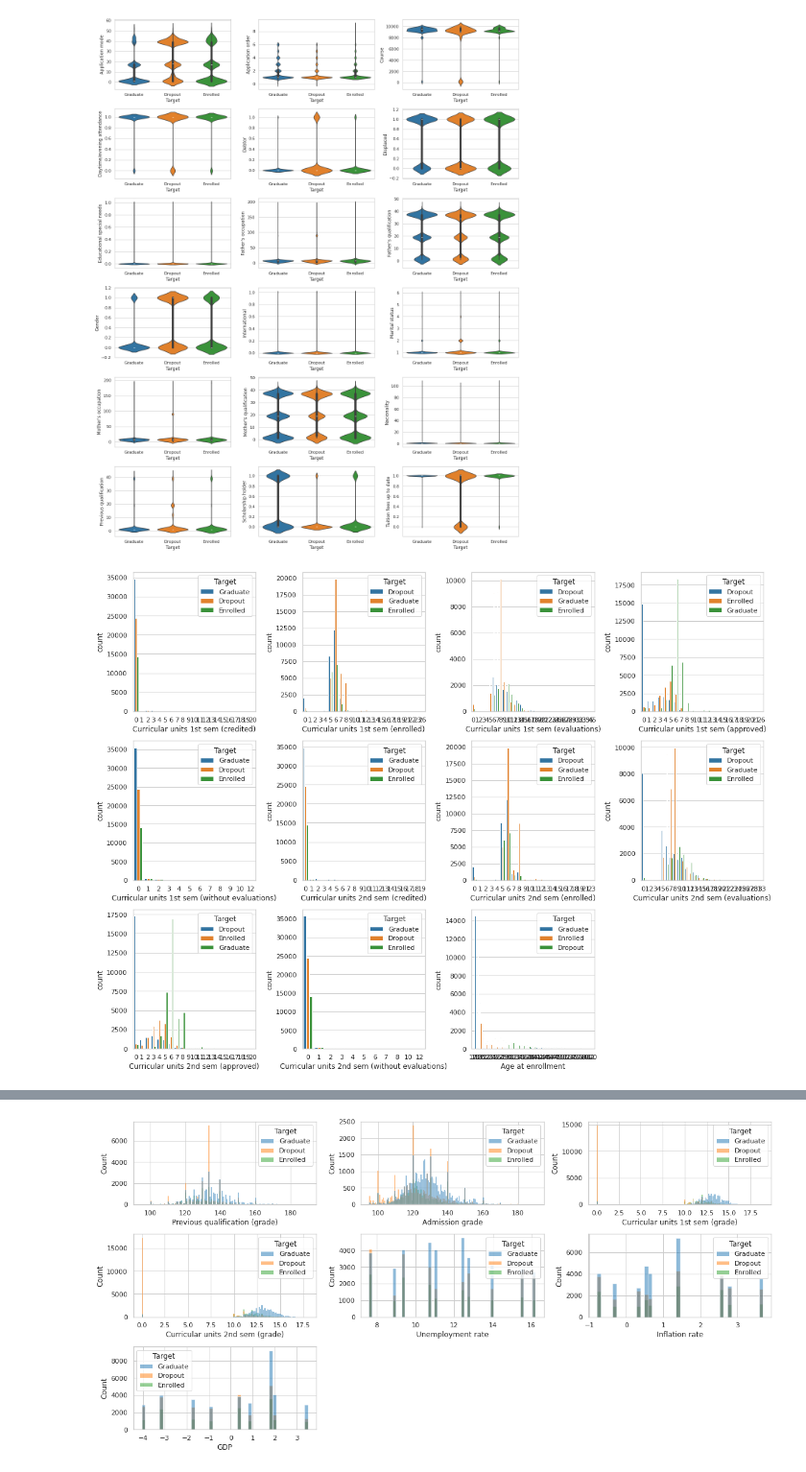
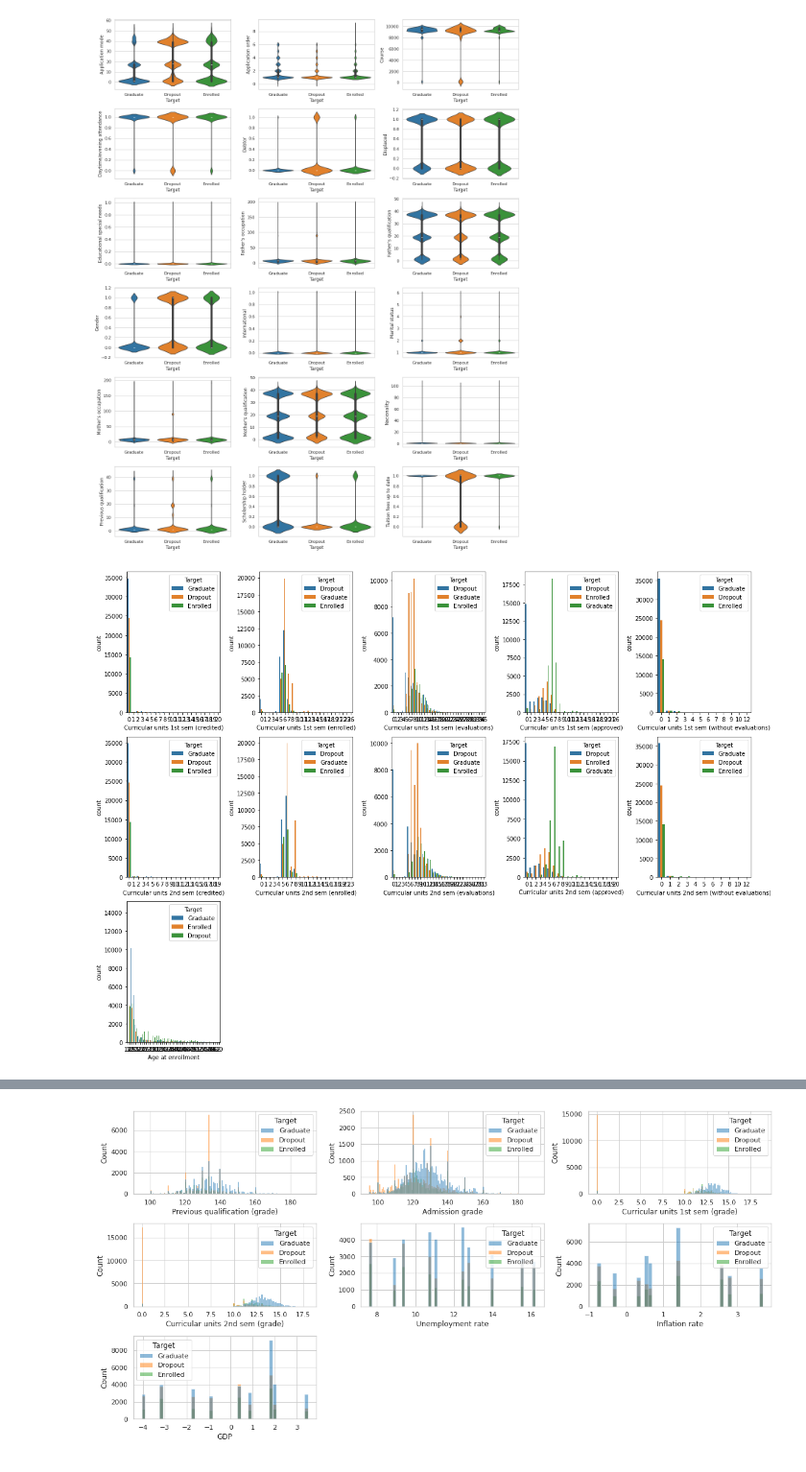
Before and after one commit to Sihan0229/XJTU-ELEC427304-homeworBDk, a Jupyter notebook: kaggle_graduate_prediect/predict.ipynb, the cells around one changed output, grey strips where cells are left out. Shown at 96% size. Cells and saved outputs as stored; diff of their text form; code cells hidden in the pictures.

```diff
--- a/kaggle_graduate_prediect/predict.ipynb
+++ b/kaggle_graduate_prediect/predict.ipynb
@@ -175,12 +175,12 @@ plt.show()
 # %%
 plt.figure(figsize=(16, 12))
 for i, col in enumerate(discrete_features):
-    plt.subplot(3, 4, i+1)
+    plt.subplot(3, 5, i+1)
     sns.countplot(data=train, x=col, hue=target, palette=custom_palette)
 plt.tight_layout()
 plt.show()
 # %% [output]
-[figure, old version]
+[figure, new version]
 # %%
 plt.figure(figsize=(16, 12))
 for i, col in enumerate(discrete_features):
```
Also changed, not shown: parts of 14 cells of this notebook, 1 other file.
